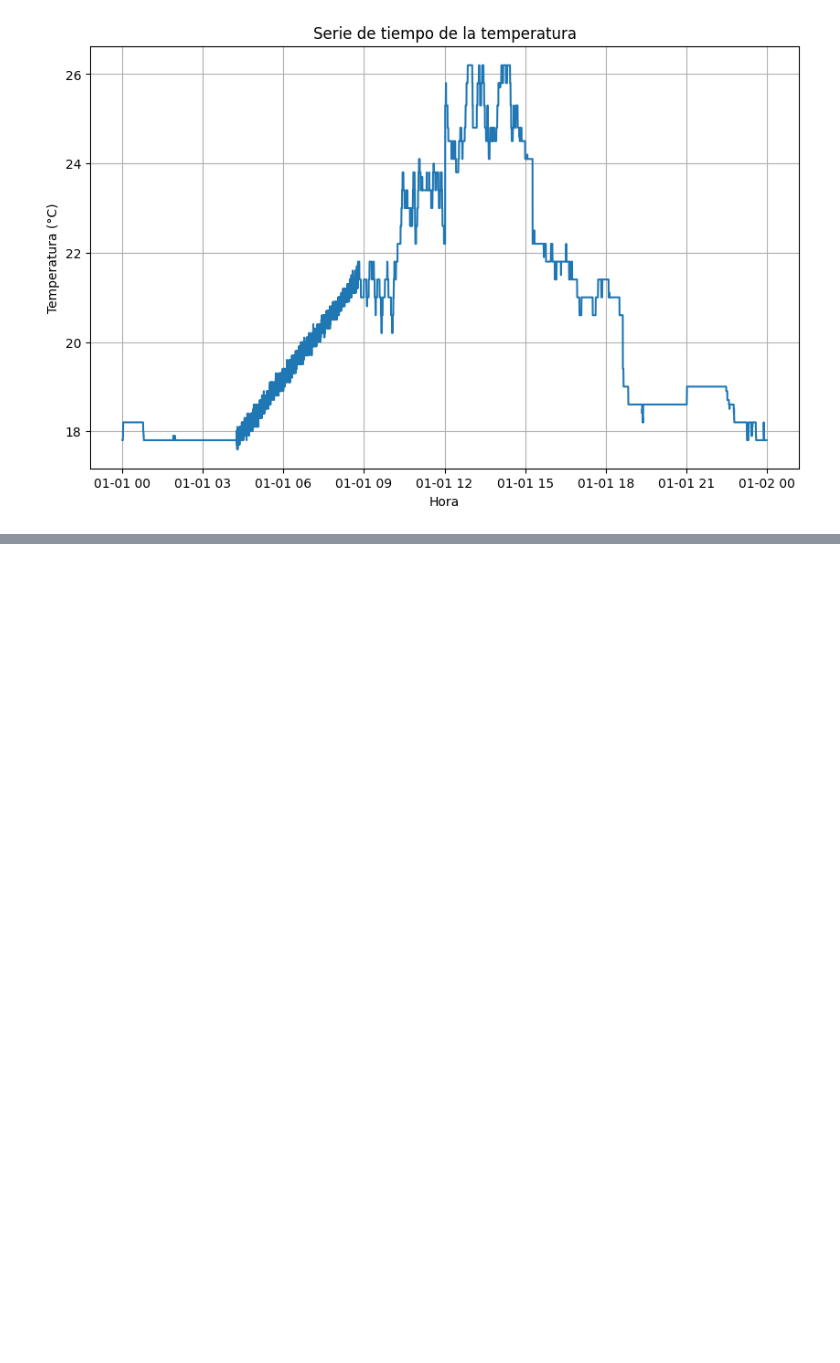
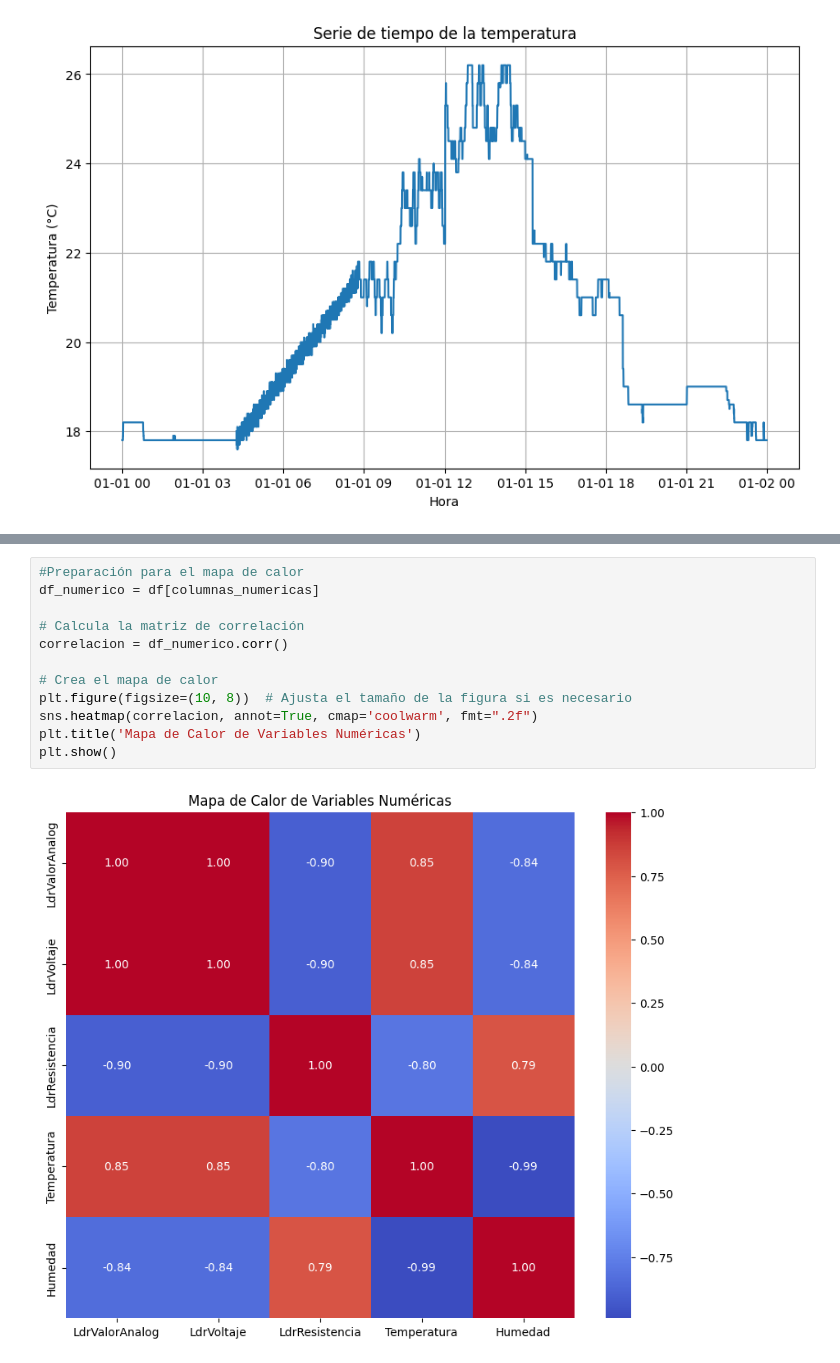
Before and after one commit to DiogoFabricioAG/CO2-Grupo-4, a Jupyter notebook: PC2/EDA_Arduino.ipynb, the cells around one changed output, grey strips where cells are left out. Cells and saved outputs as stored; diff of their text form; blank space fills up the shorter version.

```diff
--- a/PC2/EDA_Arduino.ipynb
+++ b/PC2/EDA_Arduino.ipynb
@@ -172,0 +187,14 @@ plt.show()
+# %%
+#Preparación para el mapa de calor
+df_numerico = df[columnas_numericas]
+
+# Calcula la matriz de correlación
+correlacion = df_numerico.corr()
+
+# Crea el mapa de calor
+plt.figure(figsize=(10, 8))  # Ajusta el tamaño de la figura si es necesario
+sns.heatmap(correlacion, annot=True, cmap='coolwarm', fmt=".2f")
+plt.title('Mapa de Calor de Variables Numéricas')
+plt.show()
+# %% [output]
+[figure, added]
```
Also changed, not shown: parts of 3 cells of this notebook.
